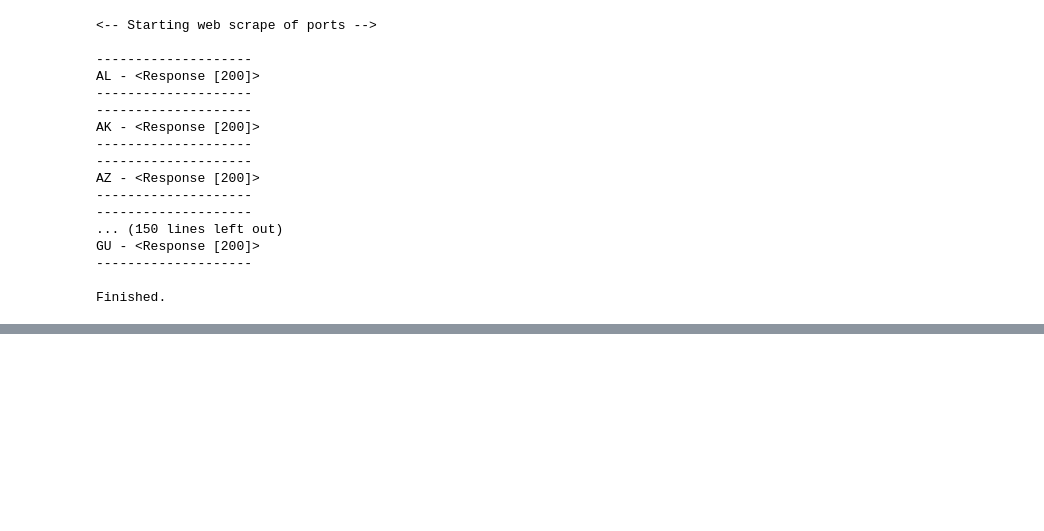
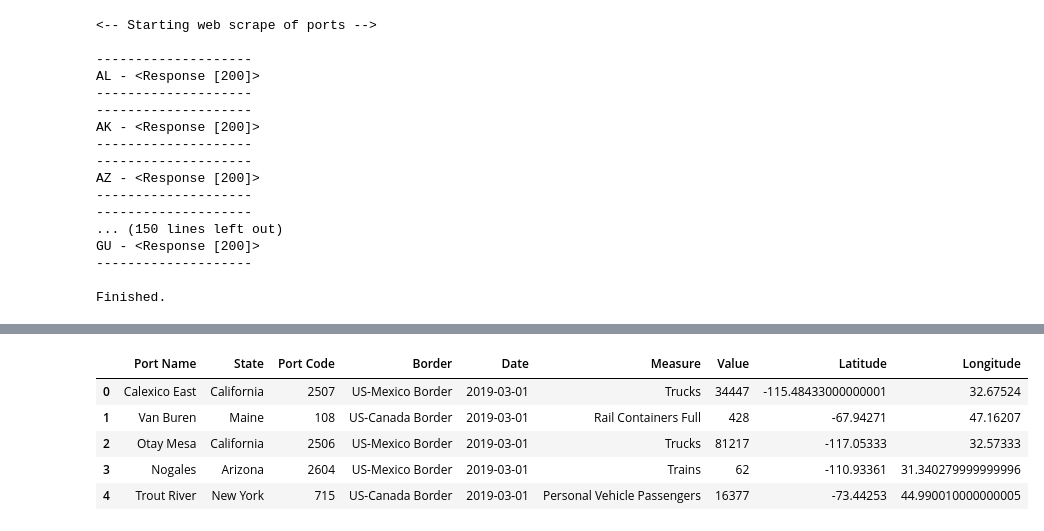
Before and after one commit to david-kishi/US-Border-Data-Scraping, a Jupyter notebook: US_Port_of_Entry_Scraping.ipynb, the cells around one changed output, grey strips where cells are left out. Saved outputs shown, nothing was run; the diff lists cells and outputs as text; code cells hidden in the pictures; blank space fills up the shorter version.

```diff
--- a/US_Port_of_Entry_Scraping.ipynb
+++ b/US_Port_of_Entry_Scraping.ipynb
@@ -90,0 +110,10 @@ ports_df
+# %%
+border_crossing_path = 'Resources/Border_Crossing_Entry_Data.csv'
+acs_10_path = 'Resources/ACS_10_5YR_DP05_with_ann.csv'
+acs_11_path = 'Resources/ACS_11_5YR_DP05_with_ann.csv'
+acs_12_path = 'Resources/ACS_12_5YR_DP05_with_ann.csv'
+acs_13_path = 'Resources/ACS_13_5YR_DP05_with_ann.csv'
+acs_14_path = 'Resources/ACS_14_5YR_DP05_with_ann.csv'
+acs_15_path = 'Resources/ACS_15_5YR_DP05_with_ann.csv'
+acs_16_path = 'Resources/ACS_16_5YR_DP05_with_ann.csv'
+acs_17_path = 'Resources/ACS_17_5YR_DP05_with_ann.csv'
@@ -90,0 +122,4 @@ ports_df
+# %%
+# Create Dataframe from Border Crossing data.
+border_crossing_df = pd.read_csv(border_crossing_path)
+border_crossing_df.head()
@@ -90,0 +146,4 @@ ports_df
+# %%
+# Remove the time from Date. It is unnecessary.
+border_crossing_df.Date = pd.to_datetime(border_crossing_df.Date).dt.normalize()
+border_crossing_df.head()
@@ -90,0 +157,30 @@ ports_df
+# %%
+# Clean Location column and split into two columns: latitude, longitude
+
+# Remove 'POINT (' and ')'
+border_crossing_df.Location = border_crossing_df.Location.map(lambda x: x.lstrip('POINT (').rstrip(')'))
+
+# Split lat and lng
+lat = []
+lng = []
+for row in border_crossing_df.Location:
+    try:
+        lat.append(row.split(' ')[0])
+        lng.append(row.split(' ')[1])
+    except:
+        lat.append(np.NaN)
+        lng.append(np.NaN)
+
+# Create new column for lat and lng, then drop Location column.
+border_crossing_df['Latitude'] = lat
+border_crossing_df['Longitude'] = lng
+border_crossing_df = border_crossing_df.drop(columns='Location')
+
+border_crossing_df.head()
+# %% [output]
+|  | Port Name | State | Port Code | Border | Date | Measure | Value | Latitude | Longitude |
+| 0 | Calexico East | California | 2507 | US-Mexico Border | 2019-03-01 | Trucks | 34447 | -115.48433000000001 | 32.67524 |
+| 1 | Van Buren | Maine | 108 | US-Canada Border | 2019-03-01 | Rail Containers Full | 428 | -67.94271 | 47.16207 |
+| 2 | Otay Mesa | California | 2506 | US-Mexico Border | 2019-03-01 | Trucks | 81217 | -117.05333 | 32.57333 |
+| 3 | Nogales | Arizona | 2604 | US-Mexico Border | 2019-03-01 | Trains | 62 | -110.93361 | 31.340279999999996 |
+| 4 | Trout River | New York | 715 | US-Canada Border | 2019-03-01 | Personal Vehicle Passengers | 16377 | -73.44253 | 44.990010000000005 |
```
Also changed, not shown: parts of 14 cells of this notebook, 3 other files.
